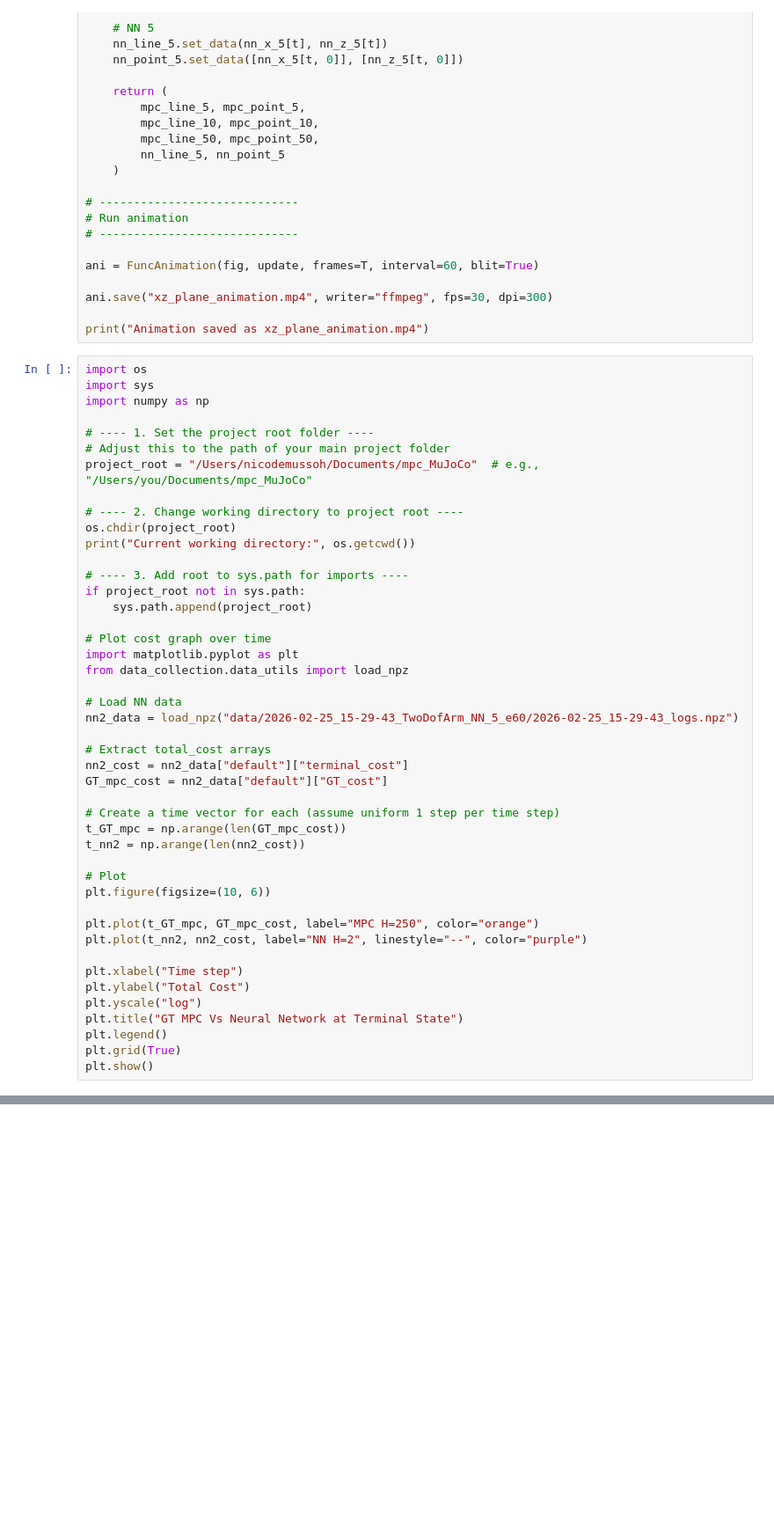
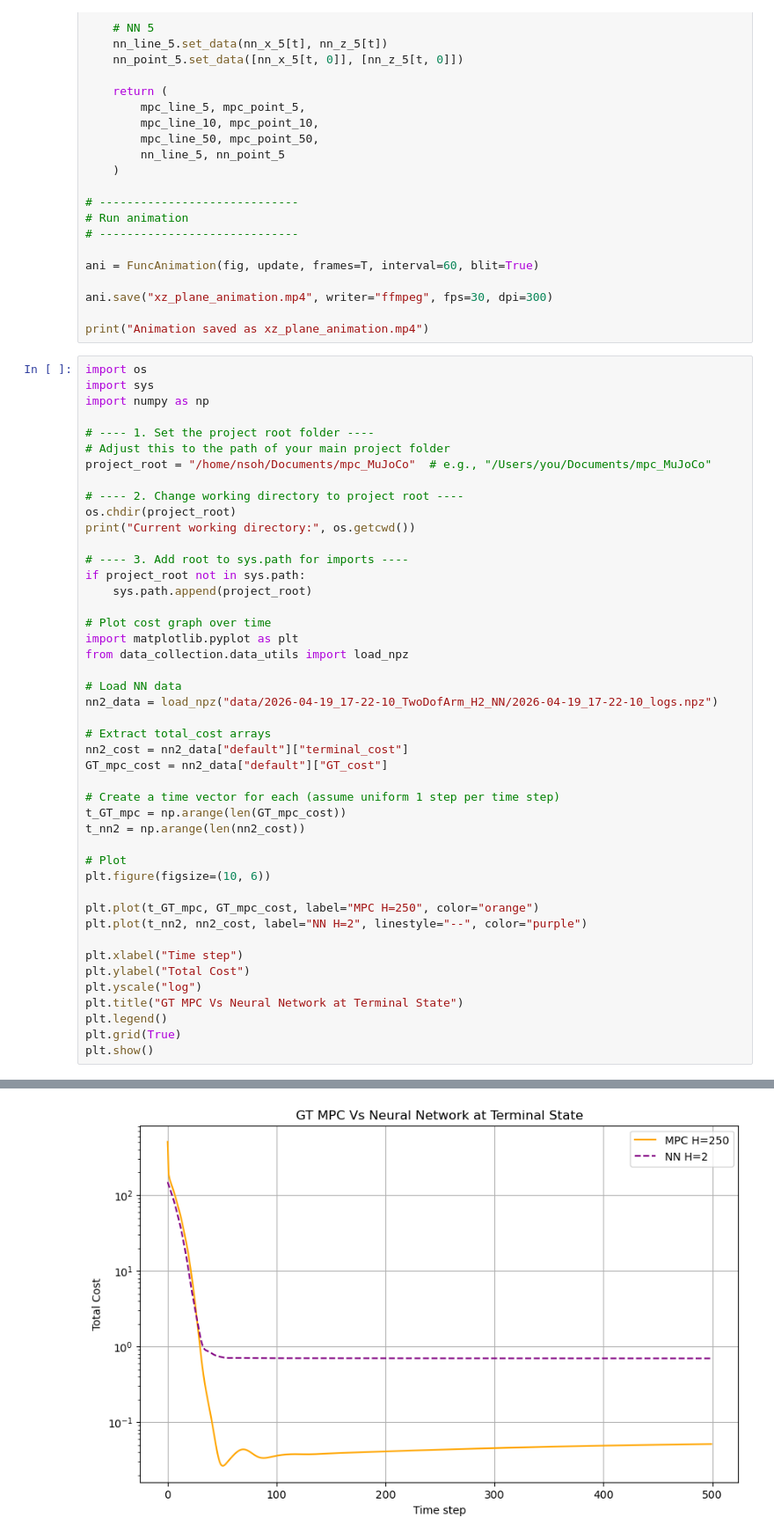
Before and after one commit to Nicosoh/mpc_MuJoCo, a Jupyter notebook: jupyter_notebooks/TwoDofArm_post_processing.ipynb, the cells around one changed output, grey strips where cells are left out. Shown at 88% size. Saved outputs shown, nothing was run; the diff lists cells and outputs as text; blank space fills up the shorter version.

```diff
--- a/jupyter_notebooks/TwoDofArm_post_processing.ipynb
+++ b/jupyter_notebooks/TwoDofArm_post_processing.ipynb
@@ -195,7 +195,7 @@ import numpy as np
 
 # ---- 1. Set the project root folder ----
 # Adjust this to the path of your main project folder
-project_root = "/Users/nicodemussoh/Documents/mpc_MuJoCo"  # e.g., "/Users/you/Documents/mpc_MuJoCo"
+project_root = "/home/nsoh/Documents/mpc_MuJoCo"  # e.g., "/Users/you/Documents/mpc_MuJoCo"
 
 # ---- 2. Change working directory to project root ----
 os.chdir(project_root)
@@ -210,7 +210,7 @@ import matplotlib.pyplot as plt
 from data_collection.data_utils import load_npz
 
 # Load NN data
-nn2_data = load_npz("data/2026-02-25_15-29-43_TwoDofArm_NN_5_e60/2026-02-25_15-29-43_logs.npz")
+nn2_data = load_npz("data/2026-04-19_17-22-10_TwoDofArm_H2_NN/2026-04-19_17-22-10_logs.npz")
 
 # Extract total_cost arrays
 nn2_cost = nn2_data["default"]["terminal_cost"]
@@ -233,3 +233,4 @@ plt.title("GT MPC Vs Neural Network at Terminal State")
 plt.legend()
 plt.grid(True)
 plt.show()
+# %% [output]
@@ -236,3 +243,4 @@ plt.show()
+[figure, added]
 # %%
 # Plot absolute error between NN H=2 and MPC H=100
 import numpy as np
```
Also changed, not shown: parts of 9 cells of this notebook, 6 other files.
